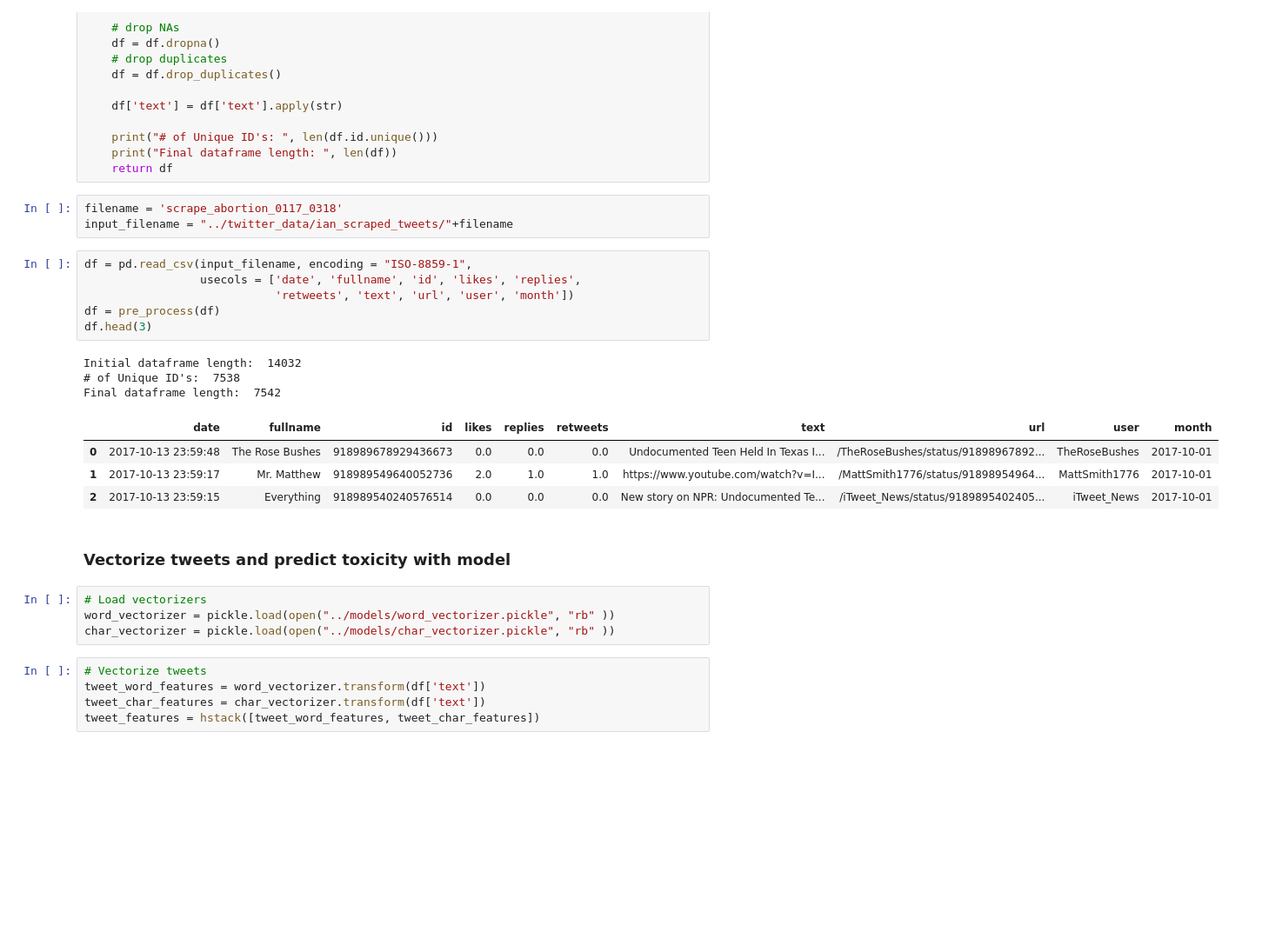
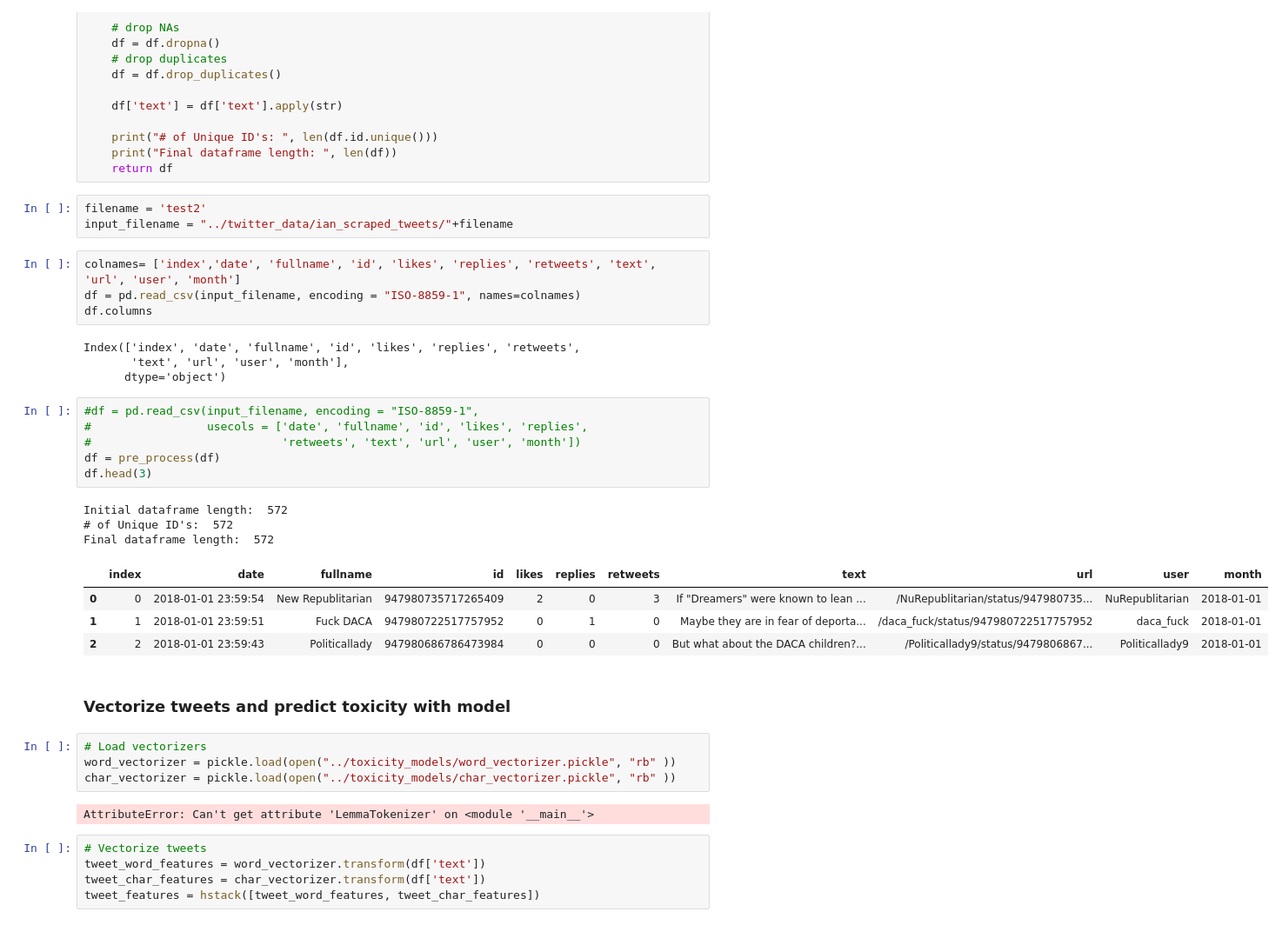
Before and after one commit to rosegao/toxic_tweets, a Jupyter notebook: toxic/ian_notebooks/classify_ian.ipynb, the cells around one changed output. Shown at 87% size. Cells and saved outputs as stored; diff of their text form; blank space fills up the shorter version.

```diff
--- a/toxic/ian_notebooks/classify_ian.ipynb
+++ b/toxic/ian_notebooks/classify_ian.ipynb
@@ -21,28 +21,38 @@ def pre_process(df):
     print("Final dataframe length: ", len(df))
     return df
 # %%
-filename = 'scrape_abortion_0117_0318'
+filename = 'test2'
 input_filename = "../twitter_data/ian_scraped_tweets/"+filename
+# %%
+colnames= ['index','date', 'fullname', 'id', 'likes', 'replies', 'retweets', 'text', 'url', 'user', 'month']
+df = pd.read_csv(input_filename, encoding = "ISO-8859-1", names=colnames)
+df.columns
+# %% [output]
+Index(['index', 'date', 'fullname', 'id', 'likes', 'replies', 'retweets',
+       'text', 'url', 'user', 'month'],
+      dtype='object')
 # %%
-df = pd.read_csv(input_filename, encoding = "ISO-8859-1",
-                 usecols = ['date', 'fullname', 'id', 'likes', 'replies',
-                            'retweets', 'text', 'url', 'user', 'month'])
+#df = pd.read_csv(input_filename, encoding = "ISO-8859-1",
+#                 usecols = ['date', 'fullname', 'id', 'likes', 'replies',
+#                            'retweets', 'text', 'url', 'user', 'month'])
 df = pre_process(df)
 df.head(3)
 # %% [output]
-Initial dataframe length:  14032
-# of Unique ID's:  7538
-Final dataframe length:  7542
+Initial dataframe length:  572
+# of Unique ID's:  572
+Final dataframe length:  572
-|  | date | fullname | id | likes | replies | retweets | text | url | user | month |
-| 0 | 2017-10-13 23:59:48 | The Rose Bushes | 918989678929436673 | 0.0 | 0.0 | 0.0 | Undocumented Teen Held In Texas I... | /TheRoseBushes/status/91898967892... | TheRoseBushes | 2017-10-01 |
-| 1 | 2017-10-13 23:59:17 | Mr. Matthew | 918989549640052736 | 2.0 | 1.0 | 1.0 | https://www.youtube.com/watch?v=I... | /MattSmith1776/status/91898954964... | MattSmith1776 | 2017-10-01 |
-| 2 | 2017-10-13 23:59:15 | Everything | 918989540240576514 | 0.0 | 0.0 | 0.0 | New story on NPR: Undocumented Te... | /iTweet_News/status/9189895402405... | iTweet_News | 2017-10-01 |
+|  | index | date | fullname | id | likes | replies | retweets | text | url | user | month |
+| 0 | 0 | 2018-01-01 23:59:54 | New Republitarian | 947980735717265409 | 2 | 0 | 3 | If "Dreamers" were known to lean ... | /NuRepublitarian/status/947980735... | NuRepublitarian | 2018-01-01 |
+| 1 | 1 | 2018-01-01 23:59:51 | Fuck DACA | 947980722517757952 | 0 | 1 | 0 | Maybe they are in fear of deporta... | /daca_fuck/status/947980722517757952 | daca_fuck | 2018-01-01 |
+| 2 | 2 | 2018-01-01 23:59:43 | Politicallady | 947980686786473984 | 0 | 0 | 0 | But what about the DACA children?... | /Politicallady9/status/9479806867... | Politicallady9 | 2018-01-01 |
 # %% [markdown]
 ### Vectorize tweets and predict toxicity with model
 # %%
 # Load vectorizers
-word_vectorizer = pickle.load(open("../models/word_vectorizer.pickle", "rb" ))
-char_vectorizer = pickle.load(open("../models/char_vectorizer.pickle", "rb" ))
+word_vectorizer = pickle.load(open("../toxicity_models/word_vectorizer.pickle", "rb" ))
+char_vectorizer = pickle.load(open("../toxicity_models/char_vectorizer.pickle", "rb" ))
+# %% [output]
+AttributeError: Can't get attribute 'LemmaTokenizer' on <module '__main__'>
 # %%
 # Vectorize tweets
 tweet_word_features = word_vectorizer.transform(df['text'])
```
Also changed, not shown: parts of 2 cells of this notebook, 3 other files.
